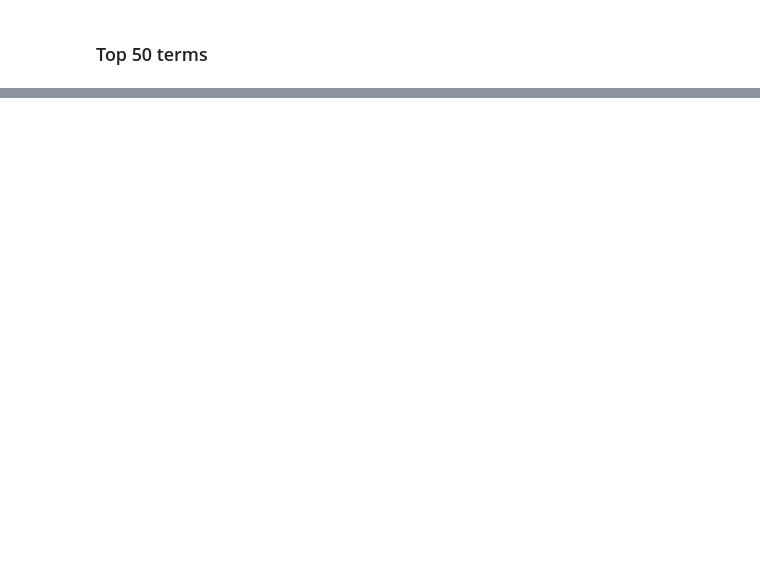
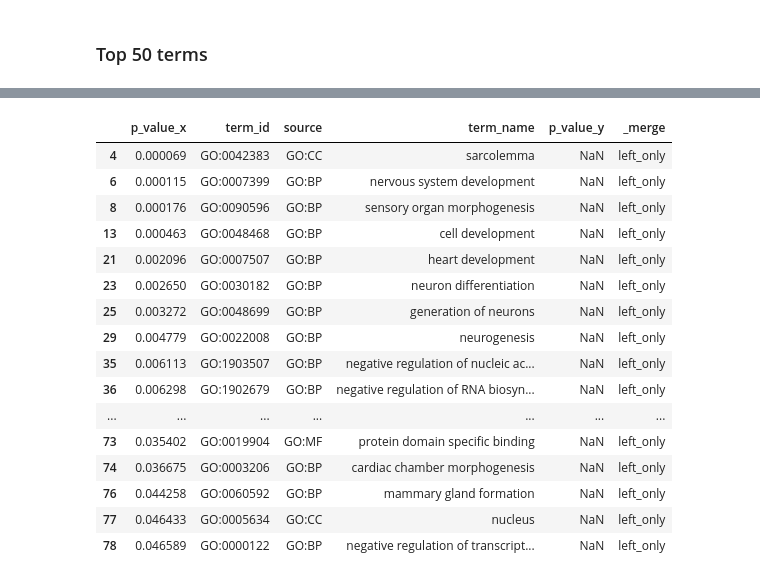
Before and after one commit to hoffmangroup/2020behst, a Jupyter notebook: comparison_test.ipynb, the cells around one changed output, grey strips where cells are left out. Cells and saved outputs as stored; diff of their text form; code cells hidden in the pictures; blank space fills up the shorter version.

```diff
--- a/comparison_test.ipynb
+++ b/comparison_test.ipynb
@@ -446,0 +557,20 @@ len(great_top_pos)
+# %%
+limb_chip_gprofiler_res[1]
+# %% [output]
+|  | p_value_x | term_id | source | term_name | p_value_y | _merge |
+| 4 | 0.000069 | GO:0042383 | GO:CC | sarcolemma | NaN | left_only |
+| 6 | 0.000115 | GO:0007399 | GO:BP | nervous system development | NaN | left_only |
+| 8 | 0.000176 | GO:0090596 | GO:BP | sensory organ morphogenesis | NaN | left_only |
+| 13 | 0.000463 | GO:0048468 | GO:BP | cell development | NaN | left_only |
+| 21 | 0.002096 | GO:0007507 | GO:BP | heart development | NaN | left_only |
+| 23 | 0.002650 | GO:0030182 | GO:BP | neuron differentiation | NaN | left_only |
+| 25 | 0.003272 | GO:0048699 | GO:BP | generation of neurons | NaN | left_only |
+| 29 | 0.004779 | GO:0022008 | GO:BP | neurogenesis | NaN | left_only |
+| 35 | 0.006113 | GO:1903507 | GO:BP | negative regulation of nucleic ac... | NaN | left_only |
+| 36 | 0.006298 | GO:1902679 | GO:BP | negative regulation of RNA biosyn... | NaN | left_only |
+| ... | ... | ... | ... | ... | ... | ... |
+| 73 | 0.035402 | GO:0019904 | GO:MF | protein domain specific binding | NaN | left_only |
+| 74 | 0.036675 | GO:0003206 | GO:BP | cardiac chamber morphogenesis | NaN | left_only |
+| 76 | 0.044258 | GO:0060592 | GO:BP | mammary gland formation | NaN | left_only |
+| 77 | 0.046433 | GO:0005634 | GO:CC | nucleus | NaN | left_only |
+| 78 | 0.046589 | GO:0000122 | GO:BP | negative regulation of transcript... | NaN | left_only |
```
Also changed, not shown: parts of 46 cells of this notebook.
